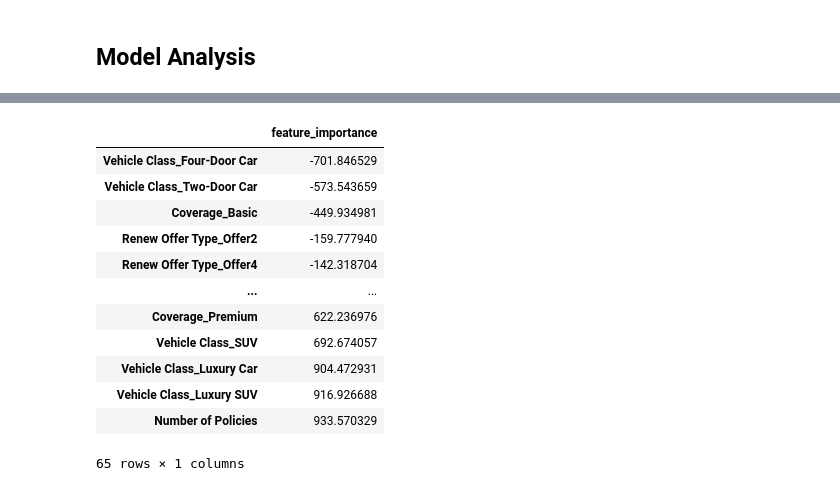
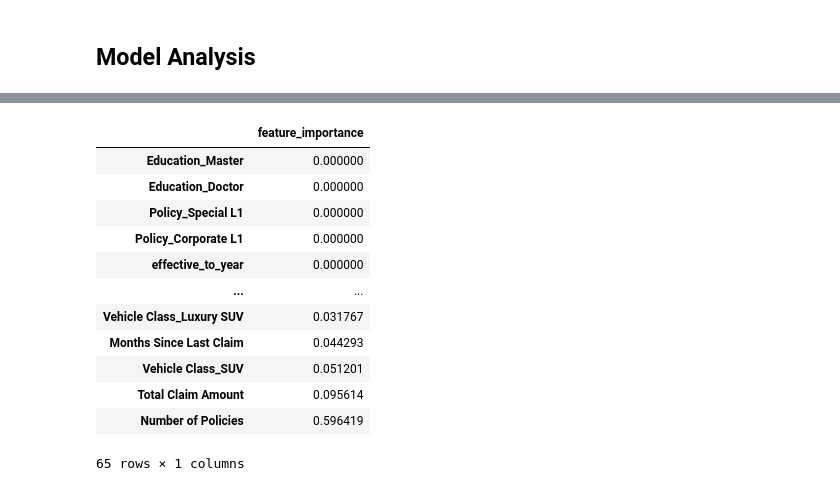
Before and after one commit to PatrikWagnerUK/insurance_cltv_model, a Jupyter notebook: cltv_modelling.ipynb, the cells around one changed output, grey strips where cells are left out. Drawn from its saved outputs; the diff is of its cells as text; code cells hidden in the pictures.

Commit message:
Normalizing data, adding non-linear regression models

```diff
--- a/cltv_modelling.ipynb
+++ b/cltv_modelling.ipynb
@@ -457,7 +483,7 @@ regr_tf = Model(inputs=input_layer, outputs=output)
 # %%
 # Trying different model topologies to see which achieves better results
 
-input_layer = Input(shape=(66,))
+input_layer = Input(shape=(65,))
 x1 = Dense(1000, activation='linear')(input_layer)
 x2 = Dense(1000, activation='linear')(x1)
 x3 = Dense(1000, activation='linear')(x2)
@@ -471,4 +497,4 @@ opt = tf.keras.optimizers.Adam(learning_rate=0.0001)
 # %%
 regr_tf.compile(optimizer=opt, loss='mse', metrics=[tf.keras.metrics.MeanAbsoluteError()])
 # %%
-#regr_tf.fit(X_train, y_train, epochs=100, batch_size=10, validation_data=(X_test, y_test))
+regr_tf.fit(X_train, y_train, epochs=100, batch_size=10, validation_data=(X_test, y_test))
@@ -474,0 +524,3 @@ regr_tf.compile(optimizer=opt, loss='mse', metrics=[tf.keras.metrics.MeanAbsolut
+# %%
+clf = tree.DecisionTreeRegressor(max_depth=9)
+clf = clf.fit(X_train, y_train)
@@ -519,20 +629,22 @@ array([  70.70511843,  -48.17857962,  -44.77852763, -113.25323214,
 # %%
 pass_agg_feat_imp = pd.DataFrame(data=pass_regr.coef_, index=X.columns, columns=["feature_importance"])
+# %%
+clf_feat_imp = pd.DataFrame(data=clf.feature_importances_, index=X.columns, columns=["feature_importance"])
 # %%
-pass_agg_feat_imp.sort_values(by="feature_importance")
+clf_feat_imp.sort_values(by="feature_importance")
 # %% [output]
 |  | feature_importance |
-| Vehicle Class_Four-Door Car | -701.846529 |
-| Vehicle Class_Two-Door Car | -573.543659 |
-| Coverage_Basic | -449.934981 |
-| Renew Offer Type_Offer2 | -159.777940 |
-| Renew Offer Type_Offer4 | -142.318704 |
+| Education_Master | 0.000000 |
+| Education_Doctor | 0.000000 |
+| Policy_Special L1 | 0.000000 |
+| Policy_Corporate L1 | 0.000000 |
+| effective_to_year | 0.000000 |
 | ... | ... |
-| Coverage_Premium | 622.236976 |
-| Vehicle Class_SUV | 692.674057 |
-| Vehicle Class_Luxury Car | 904.472931 |
-| Vehicle Class_Luxury SUV | 916.926688 |
-| Number of Policies | 933.570329 |
+| Vehicle Class_Luxury SUV | 0.031767 |
+| Months Since Last Claim | 0.044293 |
+| Vehicle Class_SUV | 0.051201 |
+| Total Claim Amount | 0.095614 |
+| Number of Policies | 0.596419 |
 65 rows × 1 columns
 # %% [markdown]
 <a style='text-decoration:none;line-height:16px;display:flex;color:#5B5B62;padding:10px;justify-content:end;' href='https://deepnote.com?utm_source=created-in-deepnote-cell&projectId=8fd894ed-7cb5-4f70-9097-b20c180a3837' target="_blank">
```
Also changed, not shown: parts of 35 cells of this notebook, 4 other files.
